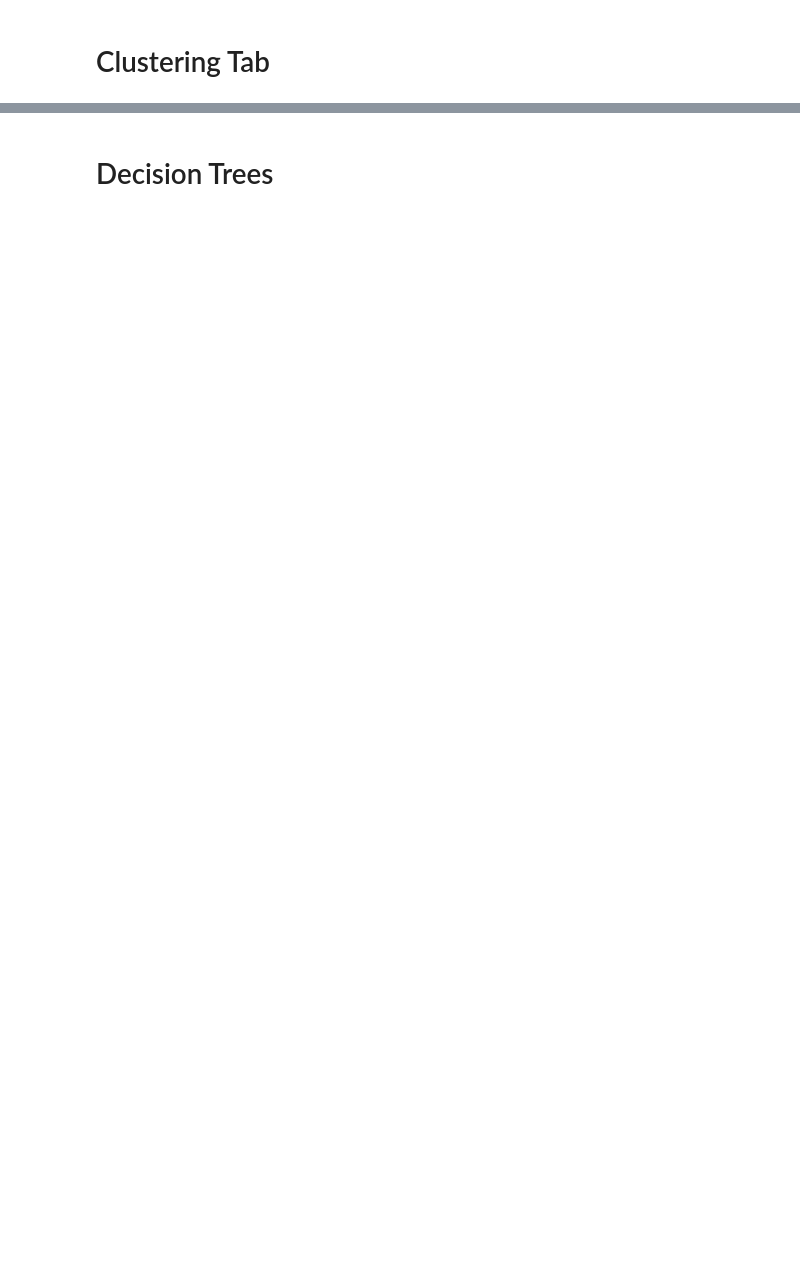
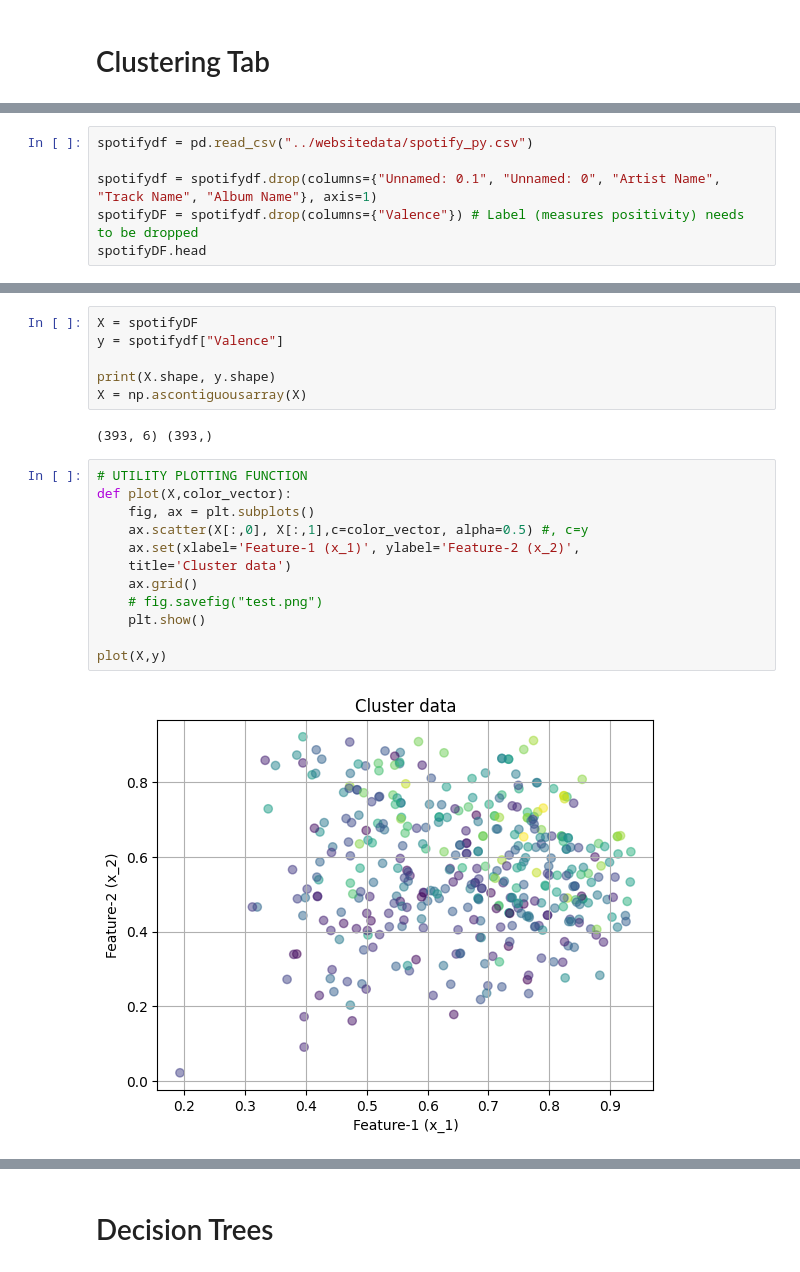
Before and after one commit to anly501/dsan-5000-project-aou27, a Jupyter notebook: websitebackupcode/PyAlgorithmsBackup.ipynb, the cells around one changed output, grey strips where cells are left out. Saved outputs shown, nothing was run; the diff lists cells and outputs as text; blank space fills up the shorter version.

Commit message:
new cluster alg

```diff
--- a/websitebackupcode/PyAlgorithmsBackup.ipynb
+++ b/websitebackupcode/PyAlgorithmsBackup.ipynb
@@ -409,0 +607,6 @@ Error:
+# %%
+spotifydf = pd.read_csv("../websitedata/spotify_py.csv")
+
+spotifydf = spotifydf.drop(columns={"Unnamed: 0.1", "Unnamed: 0", "Artist Name", "Track Name", "Album Name"}, axis=1)
+spotifyDF = spotifydf.drop(columns={"Valence"}) # Label (measures positivity) needs to be dropped
+spotifyDF.head
@@ -409,0 +628,22 @@ Error:
+# %%
+X = spotifyDF
+y = spotifydf["Valence"]
+
+print(X.shape, y.shape)
+X = np.ascontiguousarray(X)
+# %% [output]
+(393, 6) (393,)
+# %%
+# UTILITY PLOTTING FUNCTION
+def plot(X,color_vector):
+    fig, ax = plt.subplots()
+    ax.scatter(X[:,0], X[:,1],c=color_vector, alpha=0.5) #, c=y
+    ax.set(xlabel='Feature-1 (x_1)', ylabel='Feature-2 (x_2)',
+    title='Cluster data')
+    ax.grid()
+    # fig.savefig("test.png")
+    plt.show()
+
+plot(X,y)
+# %% [output]
+[figure, added]
```
Also changed, not shown: parts of 47 cells of this notebook, 8 other files.
